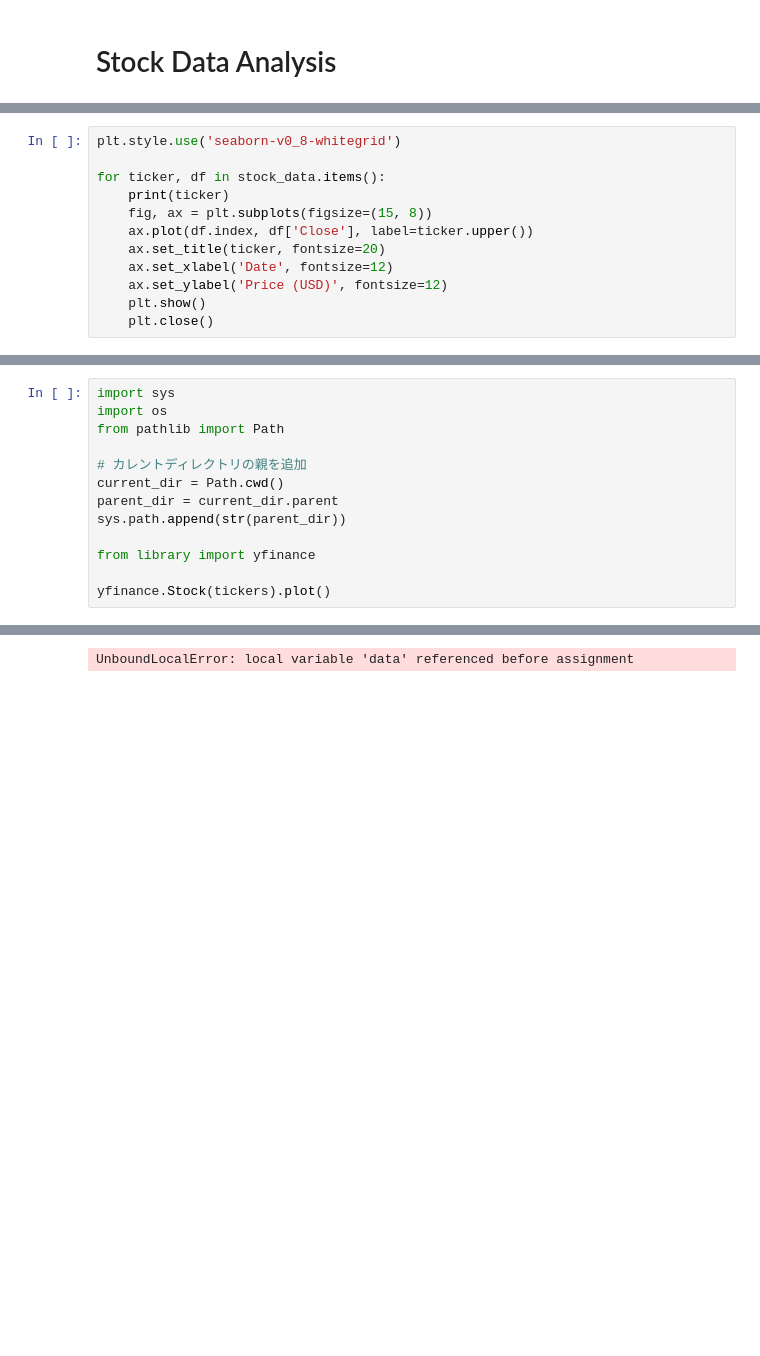
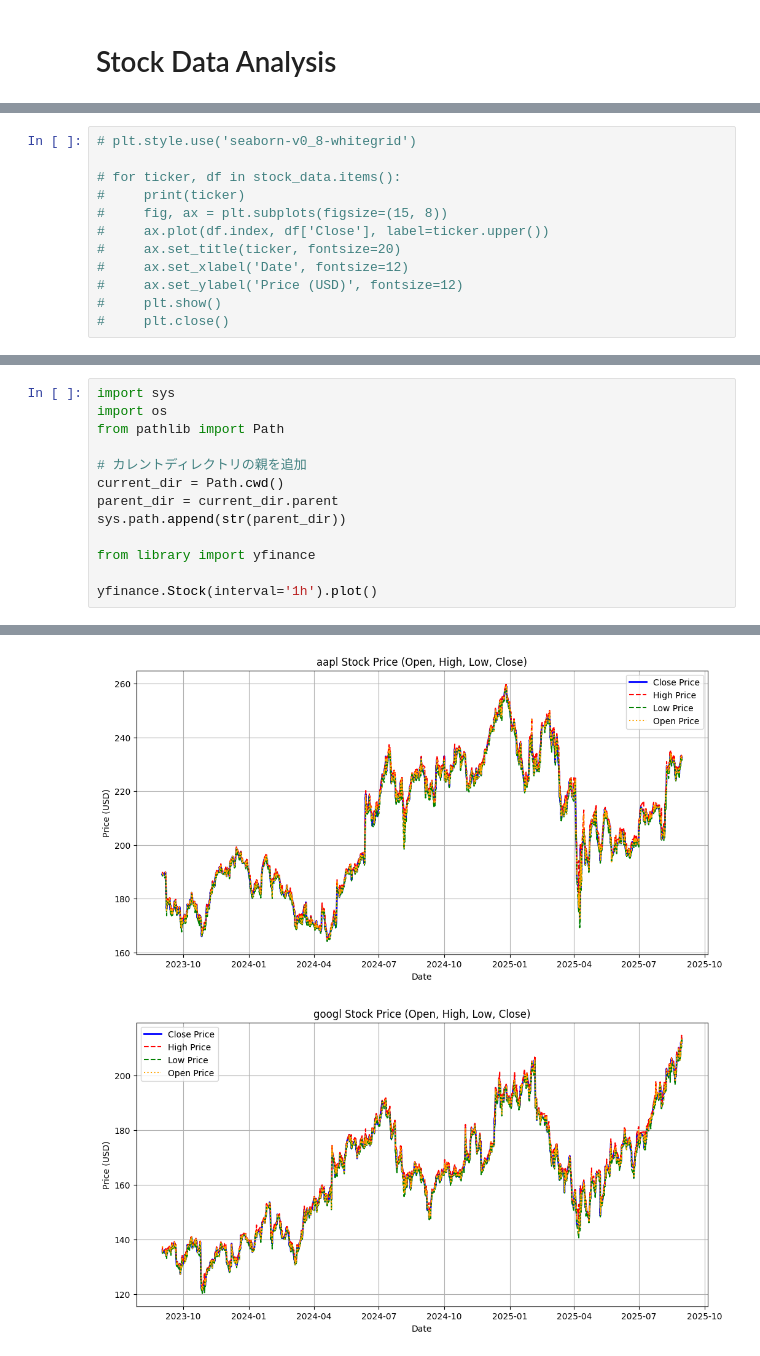
Before and after one commit to sclyde-ai/stock_analysis, a Jupyter notebook: analysis/data_analysis.ipynb, the cells around one changed output, grey strips where cells are left out. Cells and saved outputs as stored; diff of their text form; blank space fills up the shorter version.

```diff
--- a/analysis/data_analysis.ipynb
+++ b/analysis/data_analysis.ipynb
@@ -77,12 +101,12 @@ Datetime
 # %%
-plt.style.use('seaborn-v0_8-whitegrid')
+# plt.style.use('seaborn-v0_8-whitegrid')
 
-for ticker, df in stock_data.items():
-    print(ticker)
-    fig, ax = plt.subplots(figsize=(15, 8))
-    ax.plot(df.index, df['Close'], label=ticker.upper())
-    ax.set_title(ticker, fontsize=20)
-    ax.set_xlabel('Date', fontsize=12)
-    ax.set_ylabel('Price (USD)', fontsize=12)
-    plt.show()
-    plt.close()
+# for ticker, df in stock_data.items():
+#     print(ticker)
+#     fig, ax = plt.subplots(figsize=(15, 8))
+#     ax.plot(df.index, df['Close'], label=ticker.upper())
+#     ax.set_title(ticker, fontsize=20)
+#     ax.set_xlabel('Date', fontsize=12)
+#     ax.set_ylabel('Price (USD)', fontsize=12)
+#     plt.show()
+#     plt.close()
@@ -107,5 +122,5 @@ sys.path.append(str(parent_dir))
 
 from library import yfinance
 
-yfinance.Stock(tickers).plot()
+yfinance.Stock(interval='1h').plot()
 # %% [output]
@@ -114 +136,2 @@ Could not load data for aapl: "None of ['Date'] are in the columns"
-UnboundLocalError: local variable 'data' referenced before assignment
+[figure, added]
+[figure, added]
```
Also changed, not shown: parts of 6 cells of this notebook, 9 other files.
